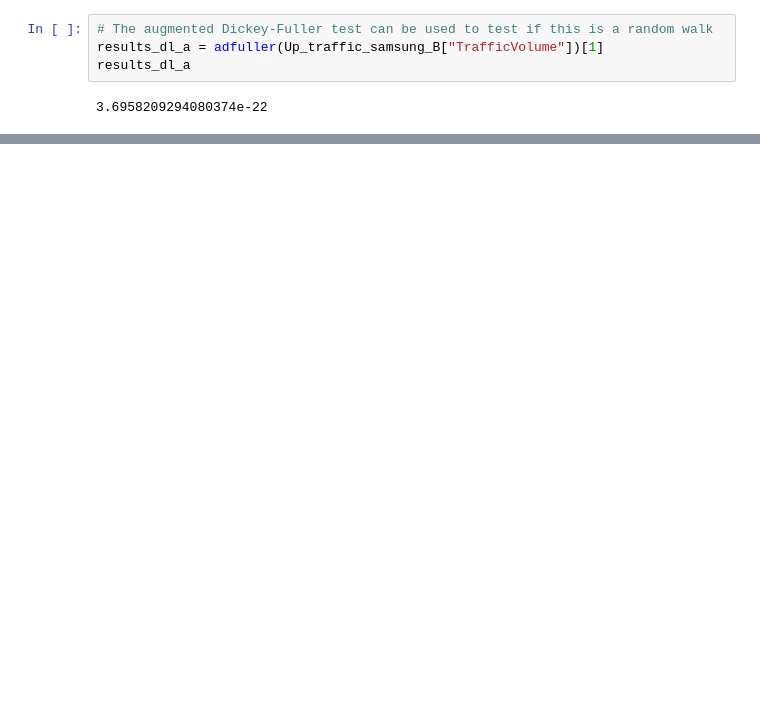
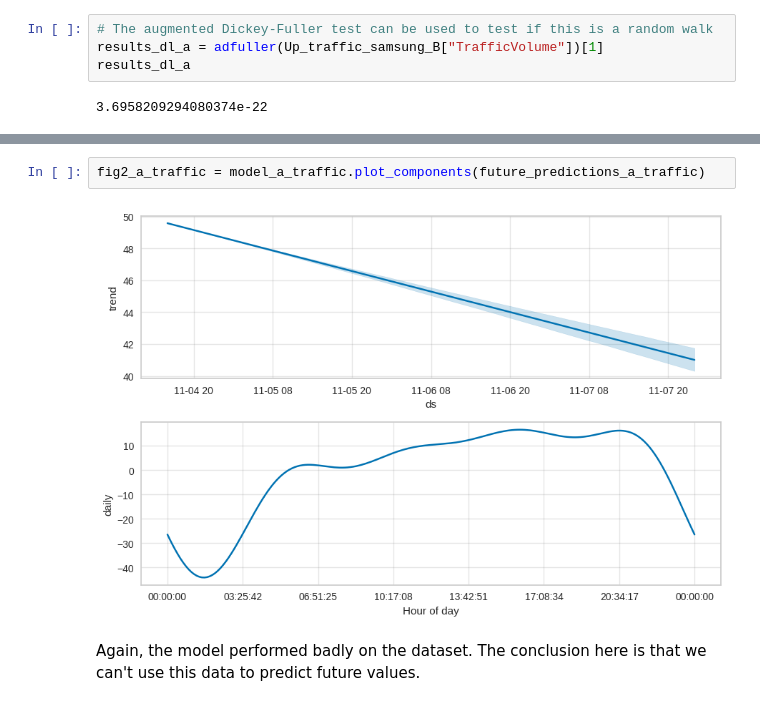
Before and after one commit to medhatfawzy/AI-Telecom, a Jupyter notebook: 4.Machine_Learning.ipynb, the cells around one changed output, grey strips where cells are left out. Saved outputs shown, nothing was run; the diff lists cells and outputs as text; blank space fills up the shorter version.

```diff
--- a/4.Machine_Learning.ipynb
+++ b/4.Machine_Learning.ipynb
@@ -424,0 +607,6 @@ plt.show()
+# %%
+fig2_a_traffic = model_a_traffic.plot_components(future_predictions_a_traffic)
+# %% [output]
+[figure, added]
+# %% [markdown]
+Again, the model performed badly on the dataset. The conclusion here is that we can't use this data to predict future values.
```
Also changed, not shown: parts of 22 cells of this notebook, 1 other file.
